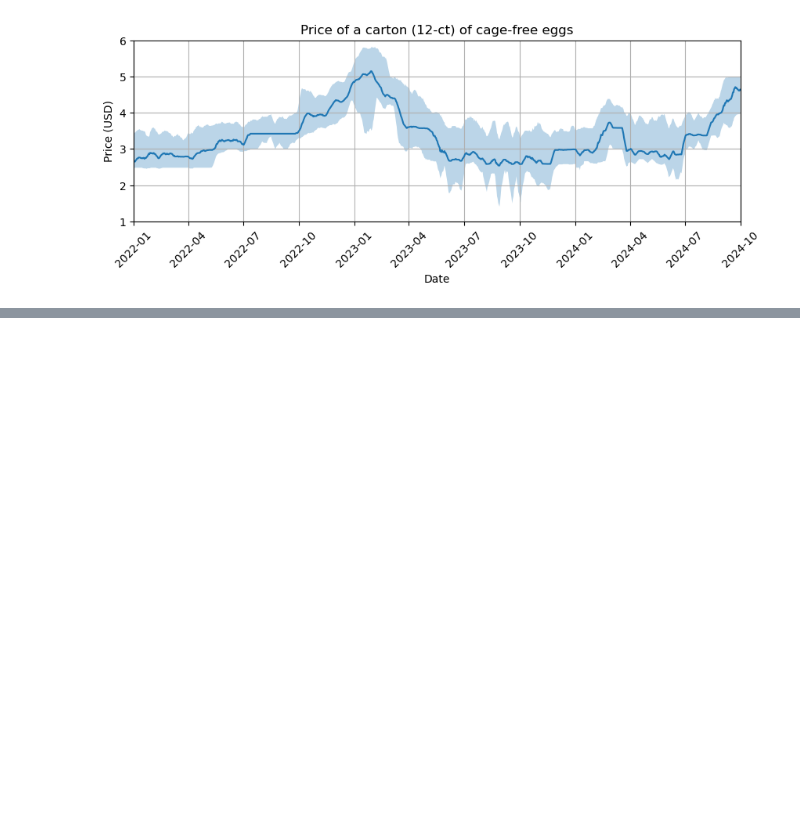
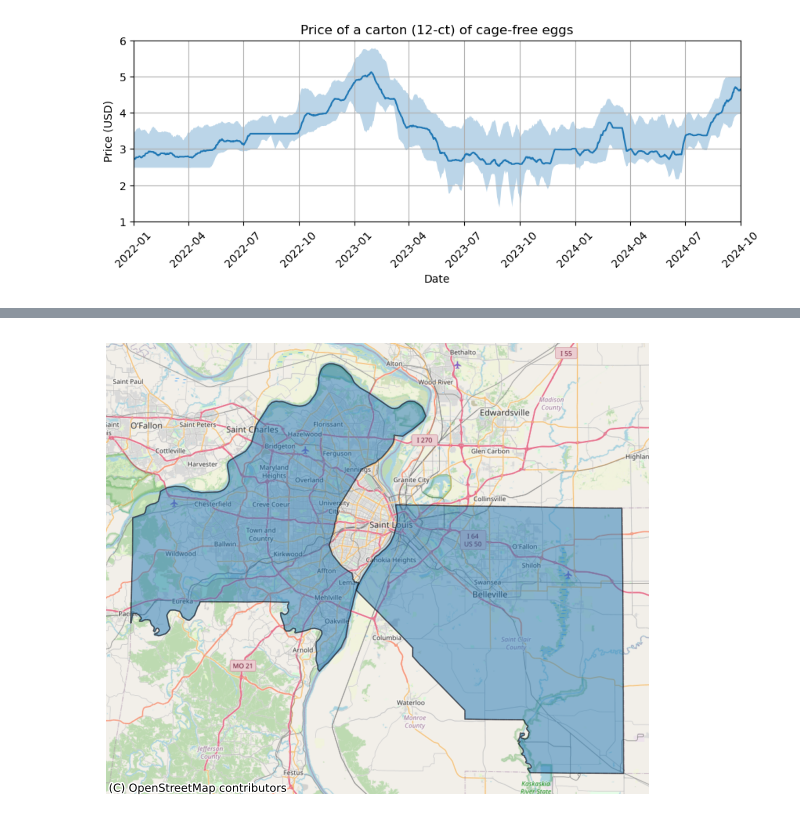
Before and after one commit to rs-kellogg/numerator-queries, a Jupyter notebook: numerator-queries.ipynb, the cells around one changed output, grey strips where cells are left out. Cells and saved outputs as stored; diff of their text form; code cells hidden in the pictures; blank space fills up the shorter version.

````diff
--- a/numerator-queries.ipynb
+++ b/numerator-queries.ipynb
@@ -153,0 +159,5 @@ plt.show()
+# %%
+with open("redivis/collagen_demographics.sql", "r") as f:
+    collagen_sql = f.read()
+
+display(Markdown(f"```sql\n{collagen_sql}\n```"))
@@ -153,0 +247,5 @@ plt.show()
+# %%
+with open("redivis/polygon.sql", "r") as f:
+    polygon_sql = f.read()
+
+display(Markdown(f"```sql\n{polygon_sql}\n```"))
@@ -153,0 +266,28 @@ plt.show()
+# %%
+gdf = redivis.query(polygon_sql).to_geopandas_dataframe()
+# %%
+import geopandas as gpd
+import contextily as ctx
+
+
+gdf_projected = gdf.to_crs(epsg=3857)
+
+# Create a matplotlib figure and axis
+fig, ax = plt.subplots(figsize=(7, 7))
+
+# Plot your polygons
+gdf_projected.plot(ax=ax, alpha=0.5, edgecolor='k')
+
+# Add a basemap (using, for example, Stamen Toner Lite)
+ctx.add_basemap(ax, source=ctx.providers.OpenStreetMap.Mapnik)
+
+# Remove axis for a cleaner look
+ax.set_axis_off()
+
+# Save the static map to an image file if desired
+plt.savefig('static_map.png', bbox_inches='tight', pad_inches=0)
+
+# Display the map
+plt.show()
+# %% [output]
+[figure, added]
````
Also changed, not shown: parts of 9 cells of this notebook.
